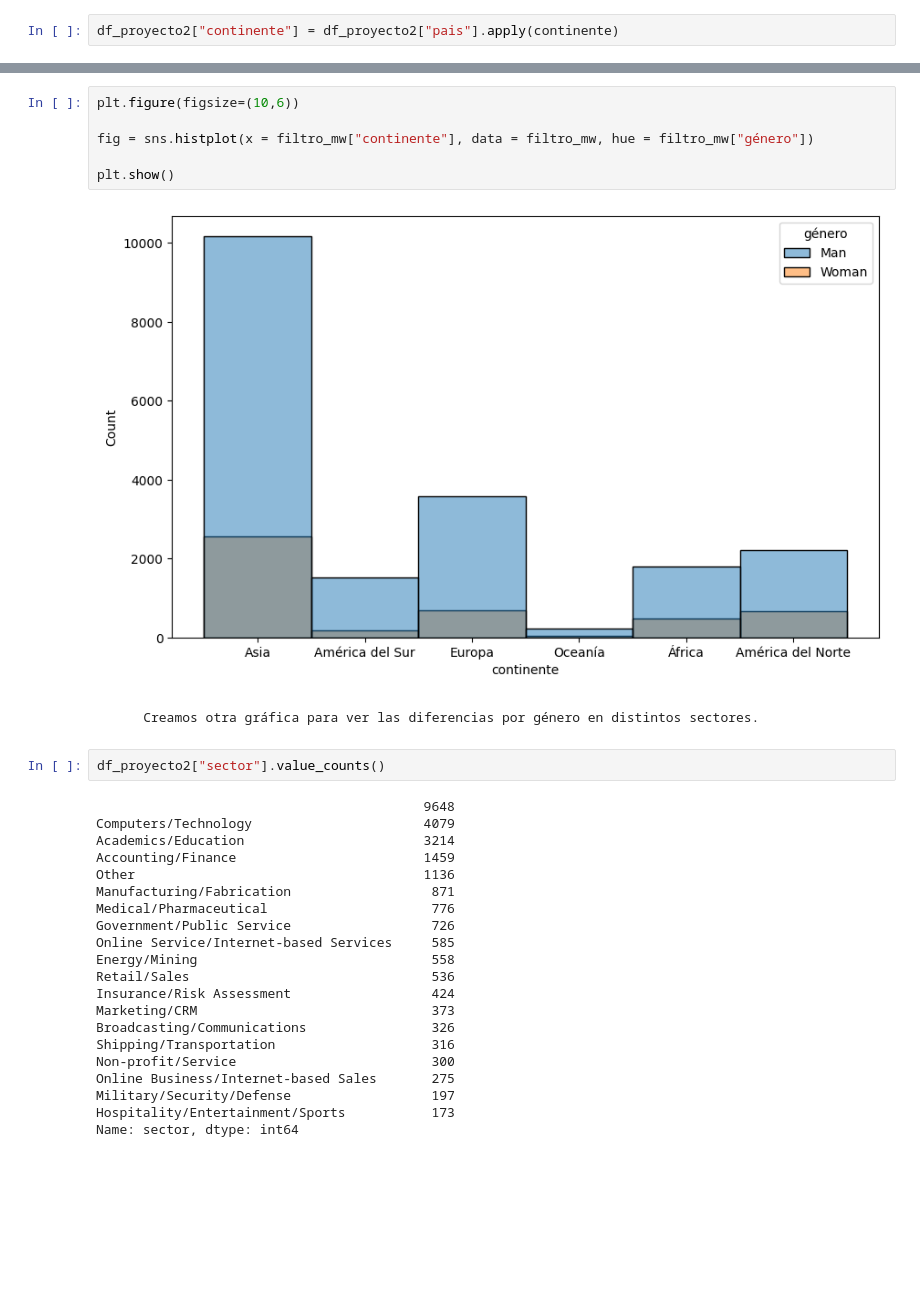
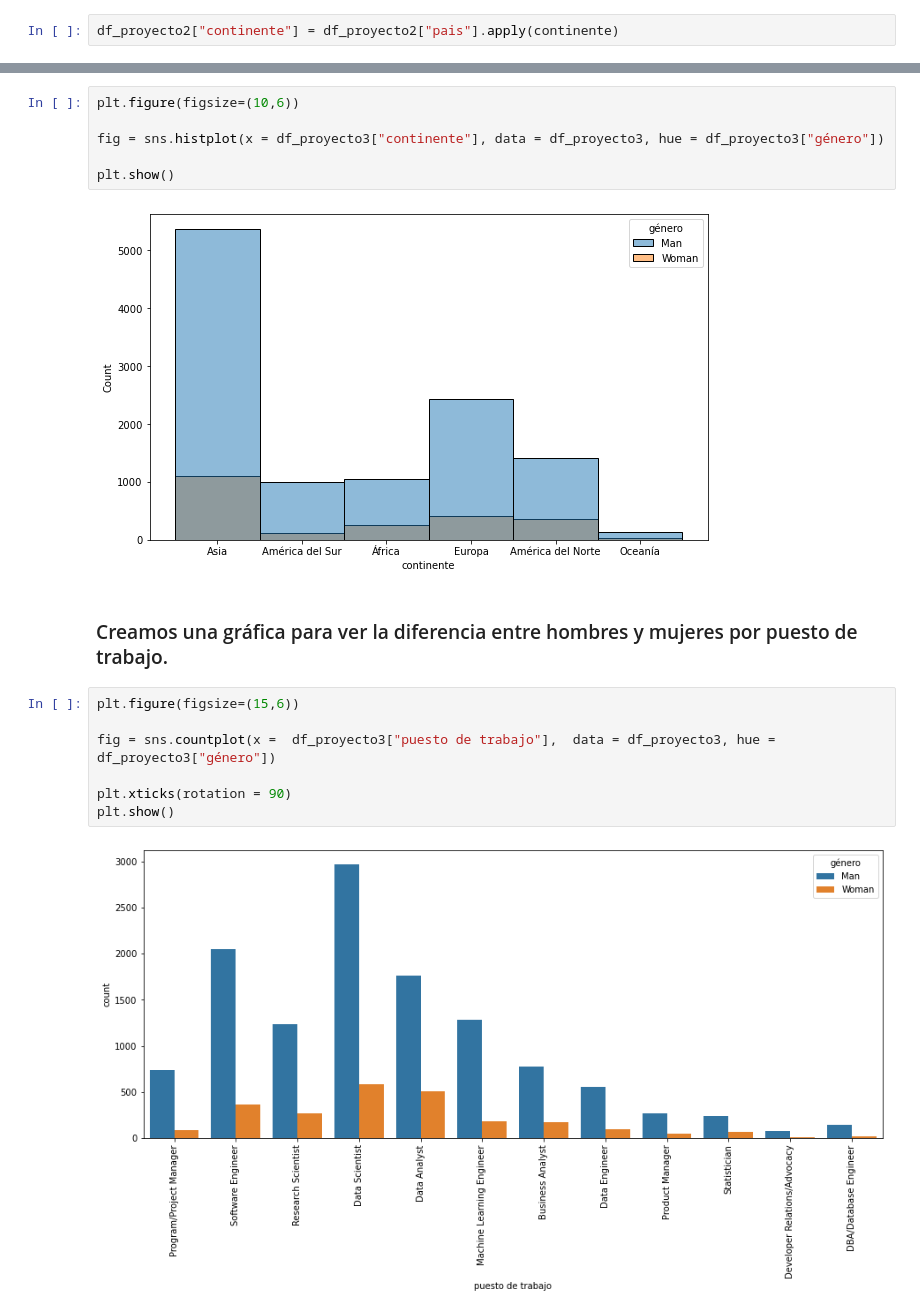
Before and after one commit to silviagordon/EDA-Visualizacion, a Jupyter notebook: dataframe_final.ipynb, the cells around one changed output, grey strips where cells are left out. Drawn from its saved outputs; the diff is of its cells as text; blank space fills up the shorter version.

```diff
--- a/dataframe_final.ipynb
+++ b/dataframe_final.ipynb
@@ -159,33 +102,19 @@ filtro_mw= df_proyecto2[(df_proyecto2["género"]== "Man") | (df_proyecto2["géne
 # %%
 plt.figure(figsize=(10,6))
 
-fig = sns.histplot(x = filtro_mw["continente"], data = filtro_mw, hue = filtro_mw["género"])
+fig = sns.histplot(x = df_proyecto3["continente"], data = df_proyecto3, hue = df_proyecto3["género"])
 
 plt.show()
 # %% [output]
-[figure, old version]
+[figure, new version]
-# %% [markdown]
-        Creamos otra gráfica para ver las diferencias por género en distintos sectores.
-# %%
-df_proyecto2["sector"].value_counts()
-# %% [output]
-                                          9648
-Computers/Technology                      4079
-Academics/Education                       3214
-Accounting/Finance                        1459
-Other                                     1136
-Manufacturing/Fabrication                  871
-Medical/Pharmaceutical                     776
-Government/Public Service                  726
-Online Service/Internet-based Services     585
-Energy/Mining                              558
-Retail/Sales                               536
-Insurance/Risk Assessment                  424
-Marketing/CRM                              373
-Broadcasting/Communications                326
-Shipping/Transportation                    316
-Non-profit/Service                         300
-Online Business/Internet-based Sales       275
-Military/Security/Defense                  197
-Hospitality/Entertainment/Sports           173
-Name: sector, dtype: int64
+# %% [markdown]
+### Creamos una gráfica para ver la diferencia entre hombres y mujeres por puesto de trabajo.
+# %%
+plt.figure(figsize=(15,6))
+
+fig = sns.countplot(x =  df_proyecto3["puesto de trabajo"],  data = df_proyecto3, hue = df_proyecto3["género"])
+
+plt.xticks(rotation = 90)
+plt.show()
+# %% [output]
+[figure, added]
```
Also changed, not shown: parts of 18 cells of this notebook, 5 other files.
